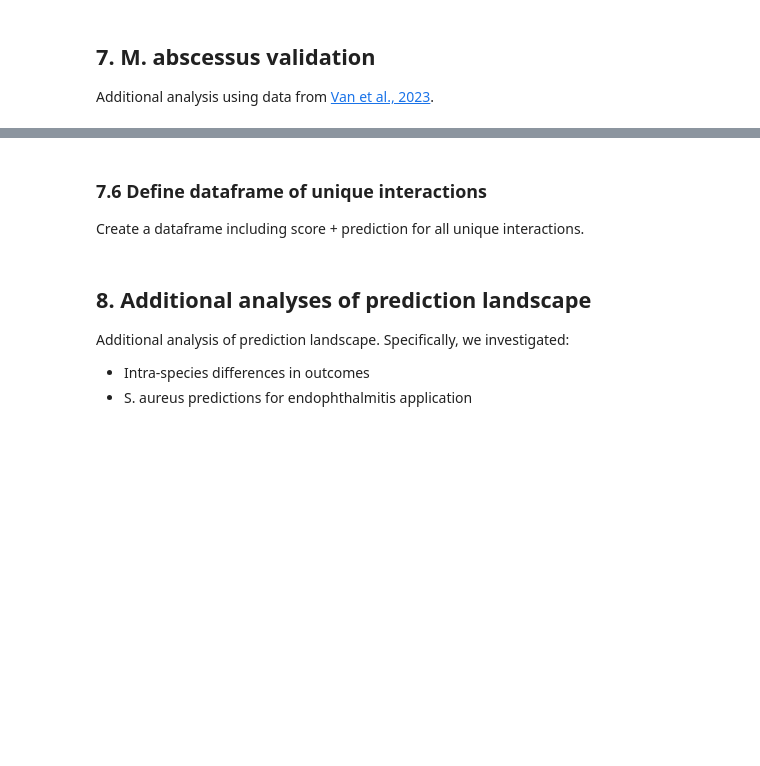
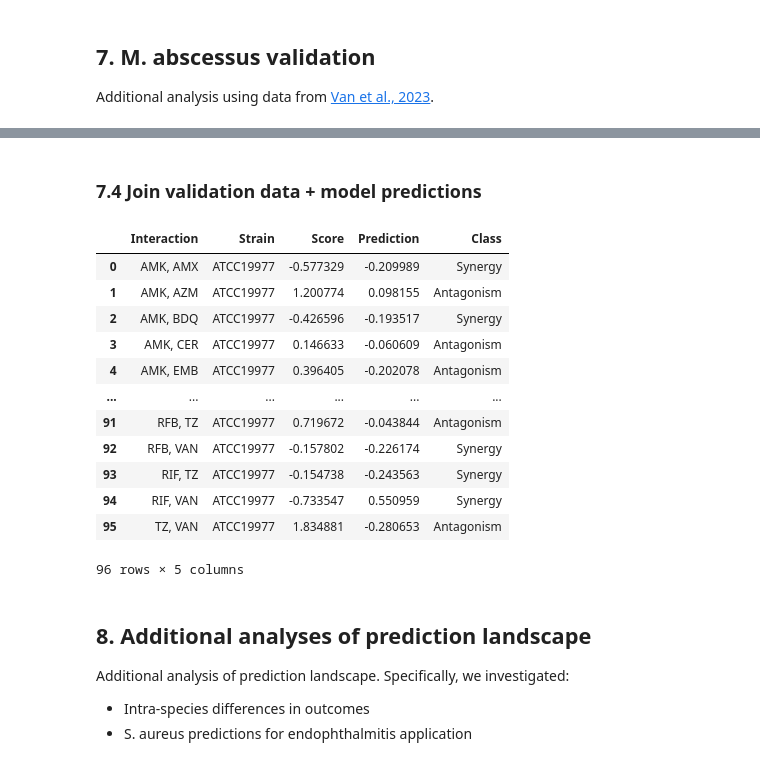
Before and after one commit to sriram-lab/TACTIC, a Jupyter notebook: TACTIC_analysis.ipynb, the cells around one changed output, grey strips where cells are left out. Saved outputs shown, nothing was run; the diff lists cells and outputs as text; code cells hidden in the pictures; blank space fills up the shorter version.

```diff
--- a/TACTIC_analysis.ipynb
+++ b/TACTIC_analysis.ipynb
@@ -1107,24 +1010,40 @@ ax[1].set_title('TACTIC prediction heatmap')
-# %% [markdown]
-### 7.6 Define dataframe of unique interactions
-
-Create a dataframe including score + prediction for all unique interactions.
-# %%
-# Convert score matrix to dataframe
-zdf = pd.DataFrame(zm, index=abx.keys(), columns=abx.keys())
-
-# Extract unique values
-idx = np.triu_indices(zdf.shape[0], k=1)
-ixns = zdf.index.values[idx[0]] + ', ' + zdf.columns.values[idx[1]]
-scores, pred = zdf.values[idx], phm.values[idx]
-
-# Define dataframe
-pdf = pd.DataFrame({'Interaction': ixns, 'Score': scores, 'Prediction': pred})
-pdf['Class'] = classify(pdf['Score'].tolist(), thresholds=(0, 0))
-pdf.dropna(inplace=True)
-print('Total number of unique interactions: {}'.format(pdf.shape[0]))
-display(pdf.head())
-
-# Save in out variable
-out['Van']['table'] = pdf
+# %% [markdown]
+### 7.4 Join validation data + model predictions
+# %%
+# Re-format validation data
+df_van = df_van.rename(columns={'Drug': 'Interaction', 'log2LFIC50': 'Score'})
+df_van['Interaction'] = df_van['Interaction'].str.replace('+', ', ')
+df_van = df_van.set_index('Interaction')
+
+# Re-format drug names in prediction data
+dmap = {value: key for key, value in out['Van']['abx'].items() if value!=''}
+for old, new in dmap.items():
+    df.index = df.index.str.replace(old, new, regex=False)
+
+# Join datasets
+dfo = df_van.join(df, how='outer').dropna()
+
+# Add class column
+dfo['Class'] = ['Synergy' if x < 0 else 'Antagonism' for x in dfo['Score']]
+dfo['Class'] = pd.Categorical(dfo['Class'], categories=['Antagonism', 'Synergy'], ordered=True)
+
+# Save to out variable
+out['Van']['table'] = dfo.reset_index(names='Interaction')
+# %%
+out['Van']['table']
+# %% [output]
+|  | Interaction | Strain | Score | Prediction | Class |
+| 0 | AMK, AMX | ATCC19977 | -0.577329 | -0.209989 | Synergy |
+| 1 | AMK, AZM | ATCC19977 | 1.200774 | 0.098155 | Antagonism |
+| 2 | AMK, BDQ | ATCC19977 | -0.426596 | -0.193517 | Synergy |
+| 3 | AMK, CER | ATCC19977 | 0.146633 | -0.060609 | Antagonism |
+| 4 | AMK, EMB | ATCC19977 | 0.396405 | -0.202078 | Antagonism |
+| ... | ... | ... | ... | ... | ... |
+| 91 | RFB, TZ | ATCC19977 | 0.719672 | -0.043844 | Antagonism |
+| 92 | RFB, VAN | ATCC19977 | -0.157802 | -0.226174 | Synergy |
+| 93 | RIF, TZ | ATCC19977 | -0.154738 | -0.243563 | Synergy |
+| 94 | RIF, VAN | ATCC19977 | -0.733547 | 0.550959 | Synergy |
+| 95 | TZ, VAN | ATCC19977 | 1.834881 | -0.280653 | Antagonism |
+96 rows × 5 columns
 # %%
 # Checkpoint
```
Also changed, not shown: parts of 11 cells of this notebook, 4 other files.
